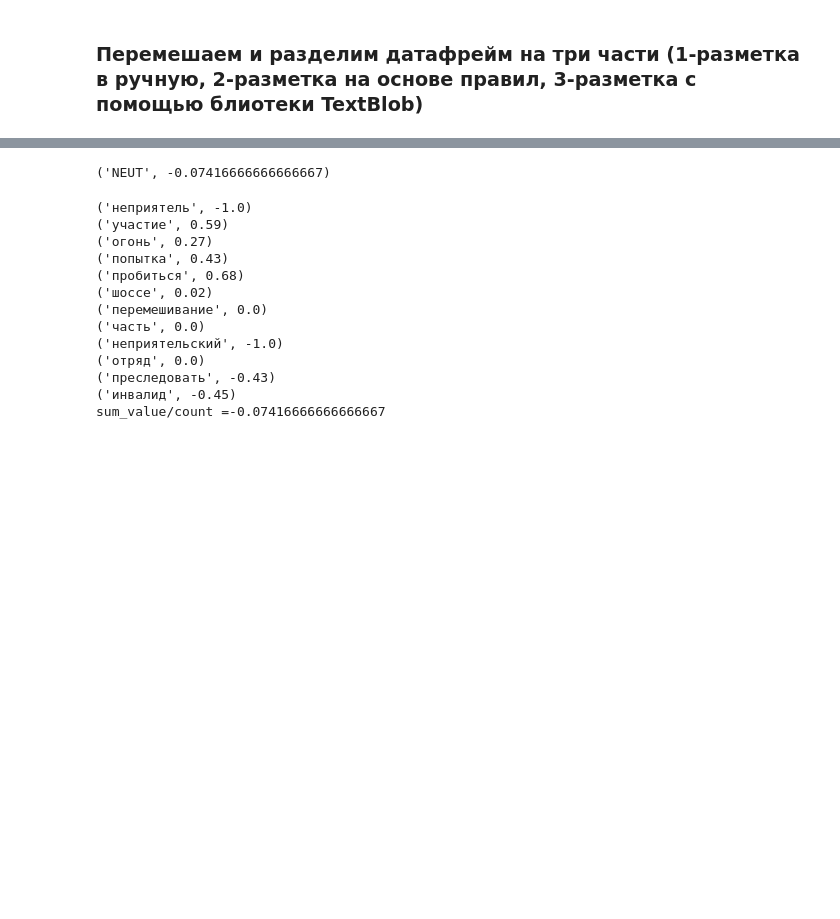
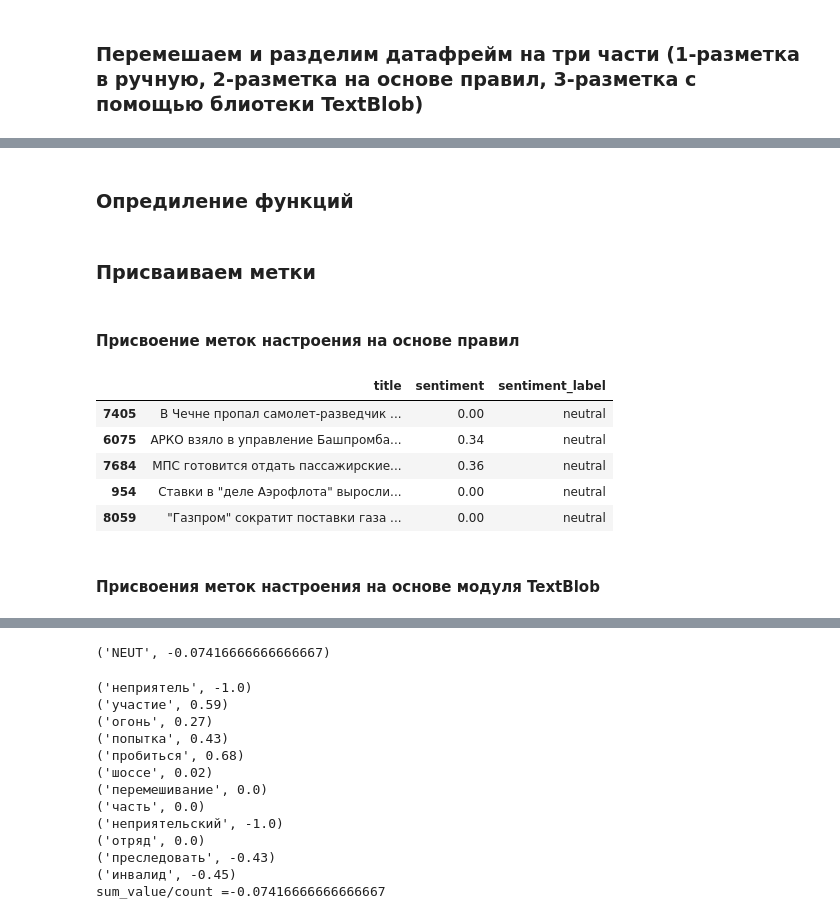
Before and after one commit to uc20100/Data-Collection-and-Markup, a Jupyter notebook: seminar_9/seminar_9.ipynb, the cells around one changed output, grey strips where cells are left out. Cells and saved outputs as stored; diff of their text form; code cells hidden in the pictures; blank space fills up the shorter version.

```diff
--- a/seminar_9/seminar_9.ipynb
+++ b/seminar_9/seminar_9.ipynb
@@ -149,4 +98,9 @@ def get_sentiment_label(score):
 # Перемешаем и разделим датафрем на 3 части
 title_news_1, title_news_2 = train_test_split(news['title'], train_size=5)
 title_news_2, title_news_3 = train_test_split(title_news_2, train_size=50)
+# %%
+# Преобразуем полученые датасеты в датафреймы Pandas
+df_title_news_1 = pd.DataFrame(title_news_1)
+df_title_news_2 = pd.DataFrame(title_news_2)
+df_title_news_3 = pd.DataFrame(title_news_3)
 # %%
@@ -221,0 +133,2 @@ news
+# %% [markdown]
+### Опредиление функций
@@ -221,0 +186,20 @@ news
+# %% [markdown]
+### Присваиваем метки
+# %% [markdown]
+#### Присвоение меток настроения на основе правил
+# %%
+# Применение функции к столбцу 'title' датасета для получения полярности настроения каждого заголовка новости
+df_title_news_2['sentiment'] = df_title_news_2['title'].apply(get_sentiment_my_func)
+# Применение функции к столбцу 'sentiment' датасета для присвоения меток настроения
+df_title_news_2['sentiment_label'] = df_title_news_2['sentiment'].apply(get_sentiment_label)
+# %%
+df_title_news_2.head()
+# %% [output]
+|  | title | sentiment | sentiment_label |
+| 7405 | В Чечне пропал самолет-разведчик ... | 0.00 | neutral |
+| 6075 | АРКО взяло в управление Башпромба... | 0.34 | neutral |
+| 7684 | МПС готовится отдать пассажирские... | 0.36 | neutral |
+| 954 | Ставки в "деле Аэрофлота" выросли... | 0.00 | neutral |
+| 8059 | "Газпром" сократит поставки газа ... | 0.00 | neutral |
+# %% [markdown]
+#### Присвоения меток настроения на основе модуля TextBlob
```
Also changed, not shown: parts of 23 cells of this notebook.
